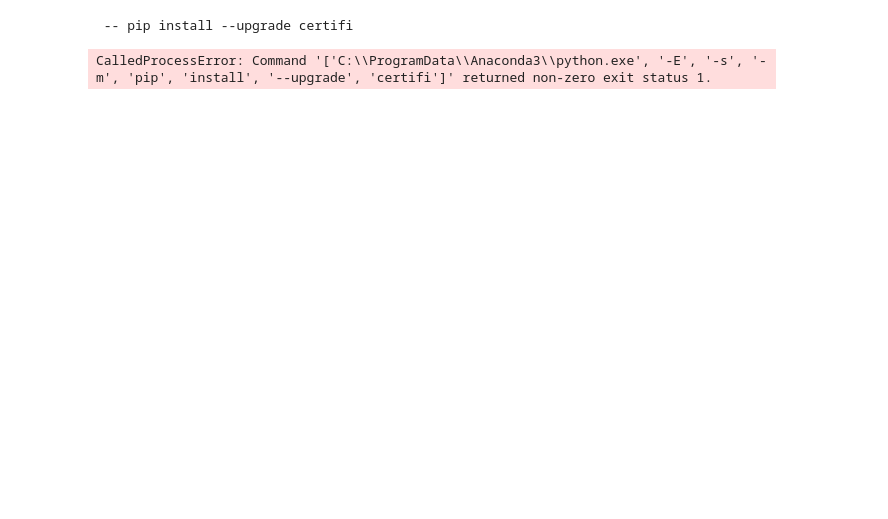
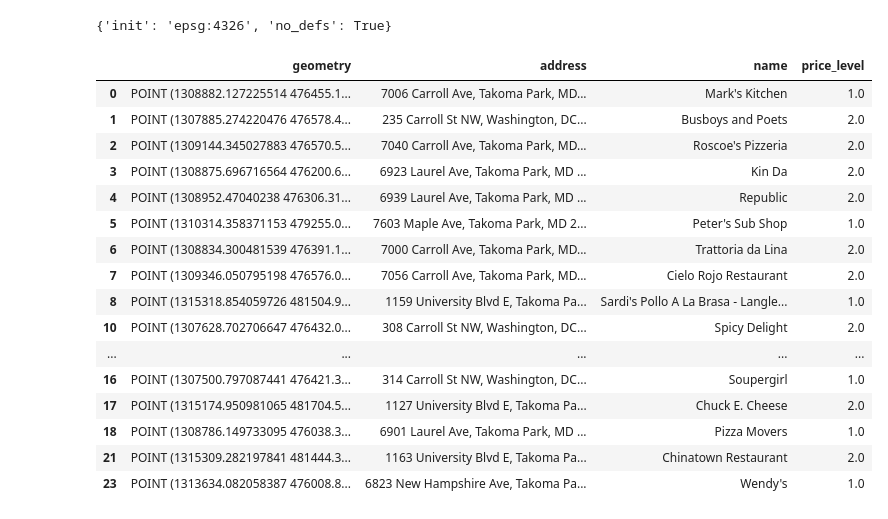
Before and after one commit to Travis-Volpe/MappingPlacesAPI-TakomaPark, a Jupyter notebook: Takoma_Places.ipynb, the cells around one changed output. Saved outputs shown, nothing was run; the diff lists cells and outputs as text; code cells hidden in the pictures; blank space fills up the shorter version.

```diff
--- a/Takoma_Places.ipynb
+++ b/Takoma_Places.ipynb
@@ -454,35 +328,4 @@ GeocoderServiceError: [SSL: CERTIFICATE_VERIFY_FAILED] certificate verify failed
-# %%
-import os
-import os.path
-import ssl
-import stat
-import subprocess
-import sys
-STAT_0o775 = ( stat.S_IRUSR | stat.S_IWUSR | stat.S_IXUSR
-             | stat.S_IRGRP | stat.S_IWGRP | stat.S_IXGRP
-             | stat.S_IROTH |                stat.S_IXOTH )
-def main():
-    openssl_dir, openssl_cafile = os.path.split(
-        ssl.get_default_verify_paths().openssl_cafile)
-    print(" -- pip install --upgrade certifi")
-    subprocess.check_call([sys.executable,
-        "-E", "-s", "-m", "pip", "install", "--upgrade", "certifi"])
-    import certifi
-    # change working directory to the default SSL directory
-    os.chdir(openssl_dir)
-    relpath_to_certifi_cafile = os.path.relpath(certifi.where())
-    print(" -- removing any existing file or link")
-    try:
-        os.remove(openssl_cafile)
-    except FileNotFoundError:
-        pass
-    print(" -- creating symlink to certifi certificate bundle")
-    os.symlink(relpath_to_certifi_cafile, openssl_cafile)
-    print(" -- setting permissions")
-    os.chmod(openssl_cafile, STAT_0o775)
-    print(" -- update complete")
-if __name__ == '__main__':
-    main()
-# %% [output]
- -- pip install --upgrade certifi
-CalledProcessError: Command '['C:\\ProgramData\\Anaconda3\\python.exe', '-E', '-s', '-m', 'pip', 'install', '--upgrade', 'certifi']' returned non-zero exit status 1.
+# %%
+gc.crs
+# %% [output]
+{'init': 'epsg:4326', 'no_defs': True}
@@ -488,0 +334,24 @@ CalledProcessError: Command '['C:\\ProgramData\\Anaconda3\\python.exe', '-E', '-
+# %%
+#Merge Price Level back with Address
+prc_lvl = pd.merge(data_proj, place_data, on='address')
+#prc_lvl.head()
+prc_lvl2 = prc_lvl.dropna()
+prc_lvl2
+# %% [output]
+|  | geometry | address | name | price_level |
+| 0 | POINT (1308882.127225514 476455.1... | 7006 Carroll Ave, Takoma Park, MD... | Mark's Kitchen | 1.0 |
+| 1 | POINT (1307885.274220476 476578.4... | 235 Carroll St NW, Washington, DC... | Busboys and Poets | 2.0 |
+| 2 | POINT (1309144.345027883 476570.5... | 7040 Carroll Ave, Takoma Park, MD... | Roscoe's Pizzeria | 2.0 |
+| 3 | POINT (1308875.696716564 476200.6... | 6923 Laurel Ave, Takoma Park, MD ... | Kin Da | 2.0 |
+| 4 | POINT (1308952.47040238 476306.31... | 6939 Laurel Ave, Takoma Park, MD ... | Republic | 2.0 |
+| 5 | POINT (1310314.358371153 479255.0... | 7603 Maple Ave, Takoma Park, MD 2... | Peter's Sub Shop | 1.0 |
+| 6 | POINT (1308834.300481539 476391.1... | 7000 Carroll Ave, Takoma Park, MD... | Trattoria da Lina | 2.0 |
+| 7 | POINT (1309346.050795198 476576.0... | 7056 Carroll Ave, Takoma Park, MD... | Cielo Rojo Restaurant | 2.0 |
+| 8 | POINT (1315318.854059726 481504.9... | 1159 University Blvd E, Takoma Pa... | Sardi's Pollo A La Brasa - Langle... | 1.0 |
+| 10 | POINT (1307628.702706647 476432.0... | 308 Carroll St NW, Washington, DC... | Spicy Delight | 2.0 |
+| ... | ... | ... | ... | ... |
+| 16 | POINT (1307500.797087441 476421.3... | 314 Carroll St NW, Washington, DC... | Soupergirl | 1.0 |
+| 17 | POINT (1315174.950981065 481704.5... | 1127 University Blvd E, Takoma Pa... | Chuck E. Cheese | 2.0 |
+| 18 | POINT (1308786.149733095 476038.3... | 6901 Laurel Ave, Takoma Park, MD ... | Pizza Movers | 1.0 |
+| 21 | POINT (1315309.282197841 481444.3... | 1163 University Blvd E, Takoma Pa... | Chinatown Restaurant | 2.0 |
+| 23 | POINT (1313634.082058387 476008.8... | 6823 New Hampshire Ave, Takoma Pa... | Wendy's | 1.0 |
```
Also changed, not shown: parts of 33 cells of this notebook, 3 other files.
